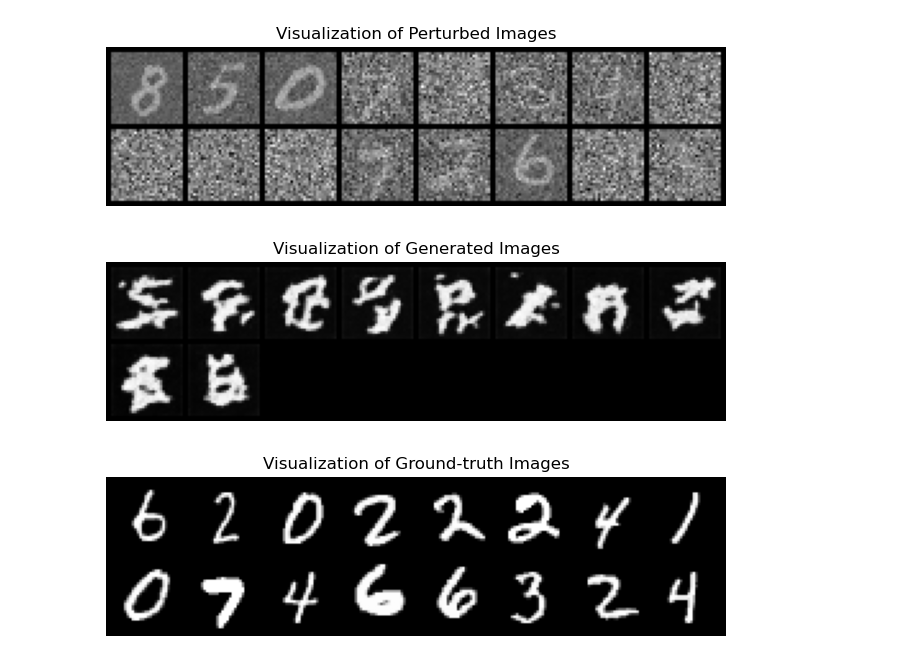
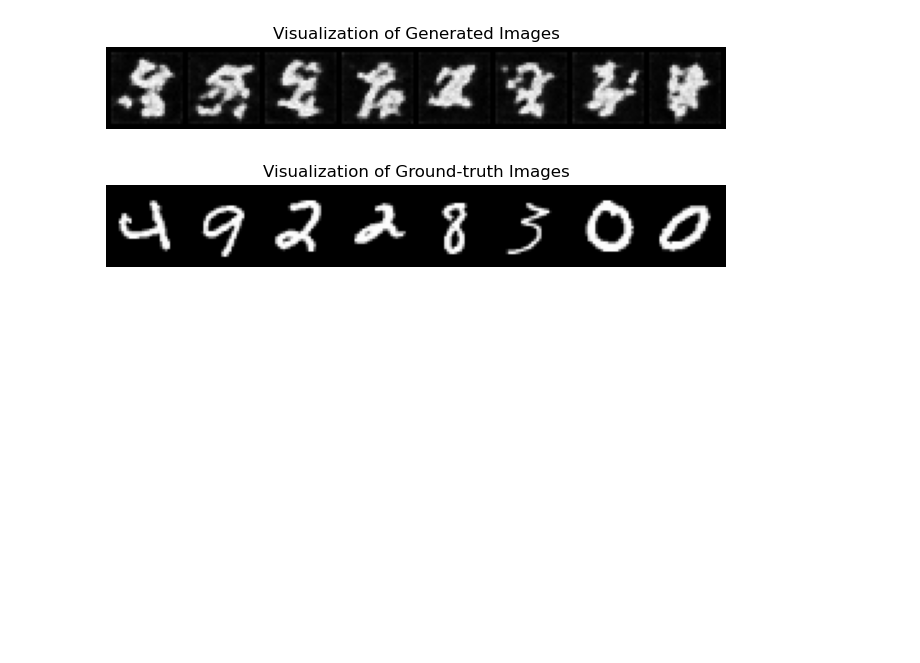
Before and after one commit to mysterytony/cs231n_project, a Jupyter notebook: ddpm.ipynb, the cells around one changed output. Drawn from its saved outputs; the diff is of its cells as text; code cells hidden in the pictures; blank space fills up the shorter version.

```diff
--- a/ddpm.ipynb
+++ b/ddpm.ipynb
@@ -330,14 +593,8 @@ show_image(generated_images[0])
-# %%
-def draw_sample_image(x, postfix):
-
-    plt.figure(figsize=(8,8))
-    plt.axis("off")
-    plt.title("Visualization of {}".format(postfix))
-    plt.imshow(np.transpose(make_grid(x.detach().cpu(), padding=2, normalize=True), (1, 2, 0)))
-draw_sample_image(perturbed_images, "Perturbed Images")
-draw_sample_image(generated_images, "Generated Images")
-draw_sample_image(x[:64], "Ground-truth Images")
-# %% [output]
-[figure, removed]
-[figure, removed]
-[figure, removed]
+# %%
+
+# draw_sample_image(perturbed_images, "Perturbed Images")
+draw_sample_image(generated_images, "Generated Images")
+draw_sample_image(x[:8], "Ground-truth Images")
+# %% [output]
+[figure, added]
+[figure, added]
```
Also changed, not shown: parts of 9 cells of this notebook.
